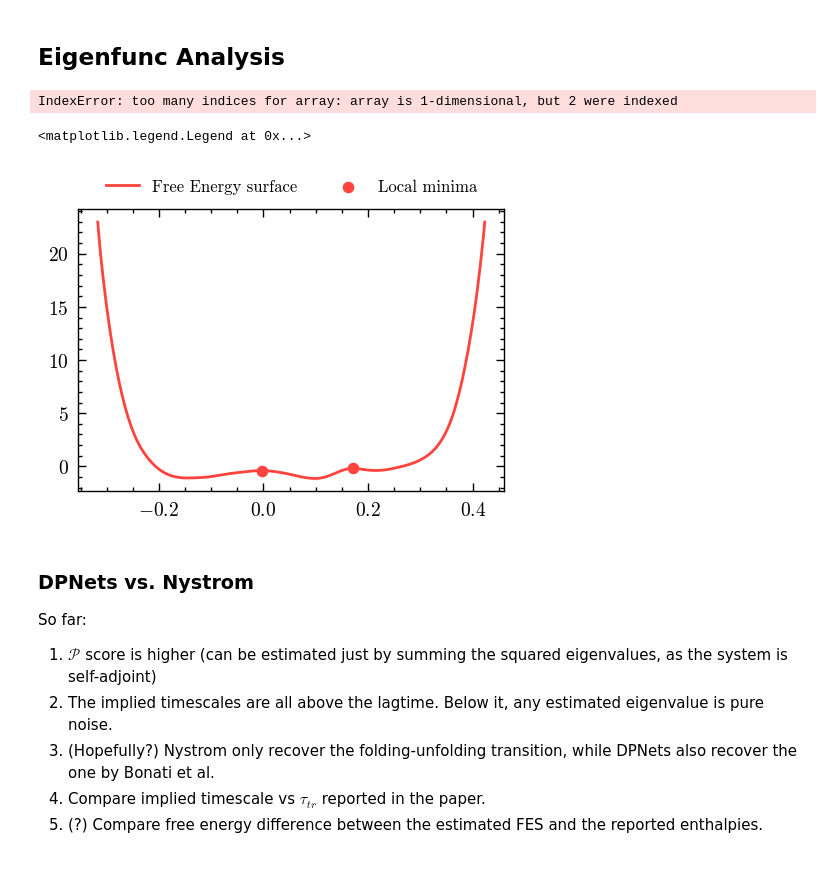
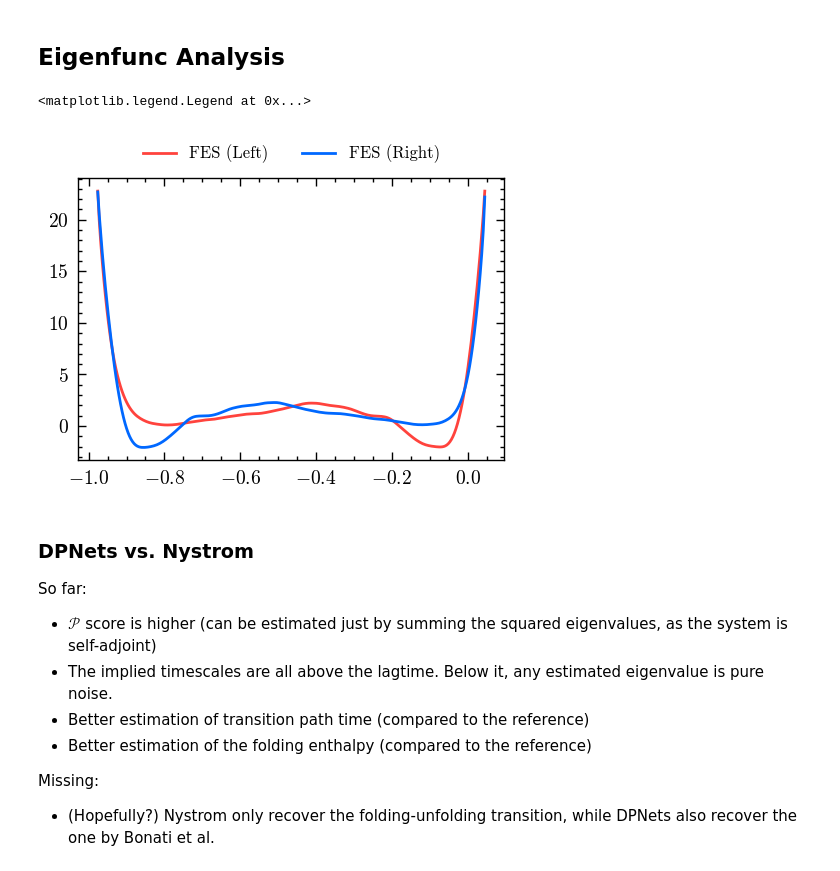
Before and after one commit to pietronvll/DPNets, a Jupyter notebook: chignolin/figures.ipynb, the cells around one changed output. Saved outputs shown, nothing was run; the diff lists cells and outputs as text; code cells hidden in the pictures.

```diff
--- a/chignolin/figures.ipynb
+++ b/chignolin/figures.ipynb
@@ -240,36 +240,36 @@ def free_energy_surface(model_stub: str, eig_idx, bw = 'silverman'):
     else:
         raise ValueError("Only 1 or 2 eigenvalue indices are supported")
     x, kde = FFTKDE(bw=bw).fit(lfn).evaluate(2**8) #256 bins
-    fes = -np.log(kde)
-    return x, fes
+    fesl = -np.log(kde)
+    x, kde = FFTKDE(bw=bw).fit(rfn).evaluate(2**8) #256 bins
+    fesr = -np.log(kde)
+    return x, fesl, fesr
 # %%
-eval_idx = np.array([1])
+eval_idx = np.array([0])
 model_stub = 'Nys-RRR'
-x, fes = free_energy_surface(model_stub, eval_idx)
+x, fesl, fesr = free_energy_surface(model_stub, eval_idx)
-# %%
-plt.tricontour(x[:, 0], x[:, 1], np.where(fes < 35, fes, 0), levels=5, linewidths=0.5, colors='k', vmax = 30)
-# %% [output]
-IndexError: too many indices for array: array is 1-dimensional, but 2 were indexed
 # %%
 from scipy.signal import argrelextrema
 # for local minima
-local_minima = argrelextrema(fes, np.greater)
 fig, ax = plt.subplots(figsize=figsize(wratio = .5, width_to_height = 3/2), dpi=200)
 
-ax.plot(x, fes, label='Free Energy surface', lw=1, c = bloomberg_colors[1]);
-ax.scatter(x[local_minima], fes[local_minima], label='Local minima', c = bloomberg_colors[1], s=10);
+ax.plot(x, fesl, label='FES (Left)', lw=1, c = bloomberg_colors[1]);
+ax.plot(x, fesr, label='FES (Right)', lw=1, c = bloomberg_colors[2]);
+#ax.scatter(x[local_minima], fes[local_minima], label='Local minima', c = bloomberg_colors[1], s=10);
 ax.legend(frameon=False, loc='lower center', bbox_to_anchor=(0, 1, 1, 0), ncol=2, fontsize=6)
 # %% [output]
 <matplotlib.legend.Legend at 0x...>
-[figure, old version]
+[figure, new version]
 # %% [markdown]
 ### DPNets vs. Nystrom
 So far:
-1. $\mathcal{P}$ score is higher (can be estimated just by summing the squared eigenvalues, as the system is self-adjoint)
-2. The implied timescales are all above the lagtime. Below it, any estimated eigenvalue is pure noise.
-3. (Hopefully?) Nystrom only recover the folding-unfolding transition, while DPNets also recover the one by Bonati et al.
-4. Compare implied timescale vs $\tau_{tr}$ reported in the paper.
-5. (?) Compare free energy difference between the estimated FES and the reported enthalpies.
+- $\mathcal{P}$ score is higher (can be estimated just by summing the squared eigenvalues, as the system is self-adjoint)
+- The implied timescales are all above the lagtime. Below it, any estimated eigenvalue is pure noise.
+- Better estimation of transition path time (compared to the reference)
+- Better estimation of the folding enthalpy (compared to the reference)
+
+Missing:
+- (Hopefully?) Nystrom only recover the folding-unfolding transition, while DPNets also recover the one by Bonati et al.
 # %%
 def compute_enthalpy(model:str, T = 340):
     k_B = 0.0019872041
```
Also changed, not shown: parts of 3 cells of this notebook, 4 other files.
